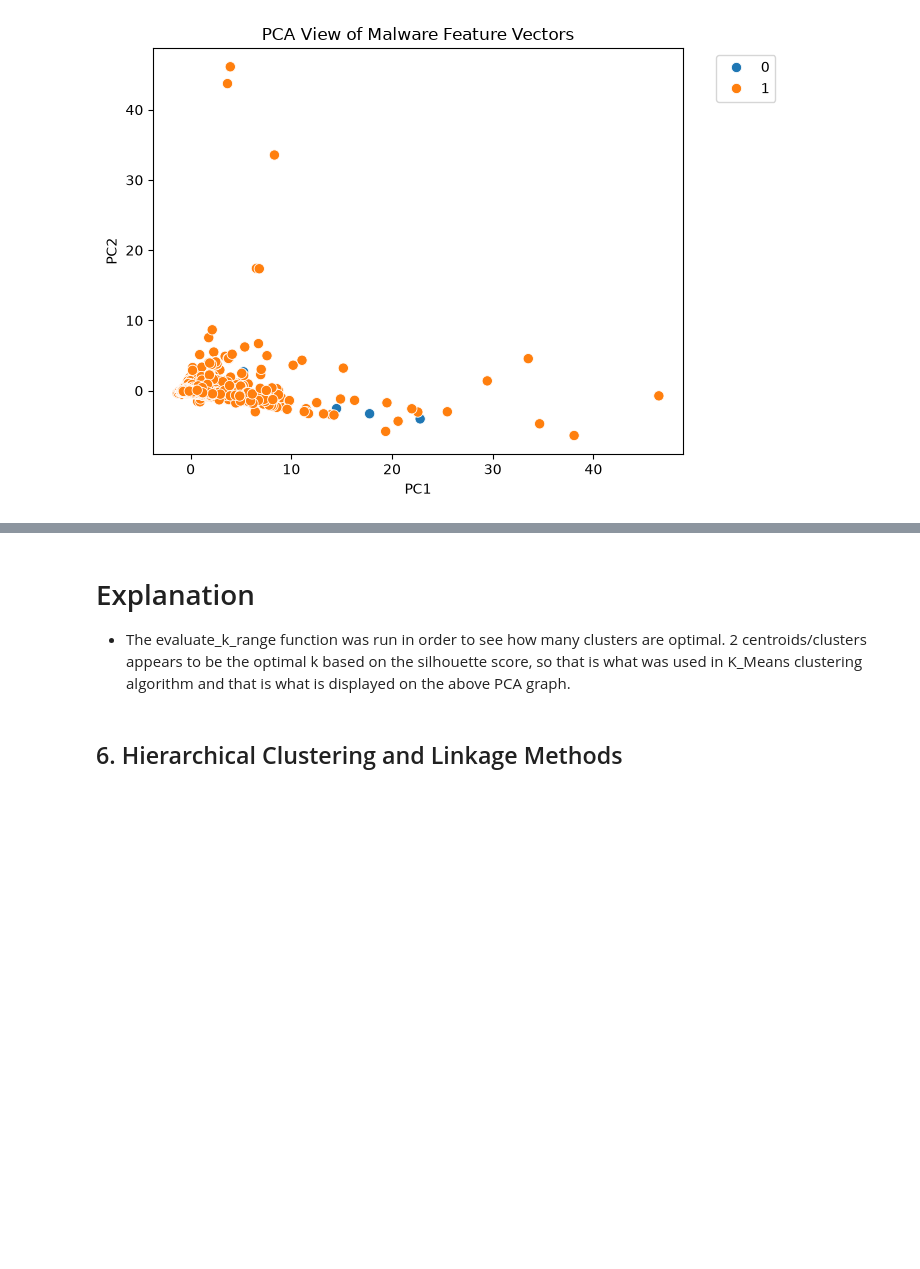
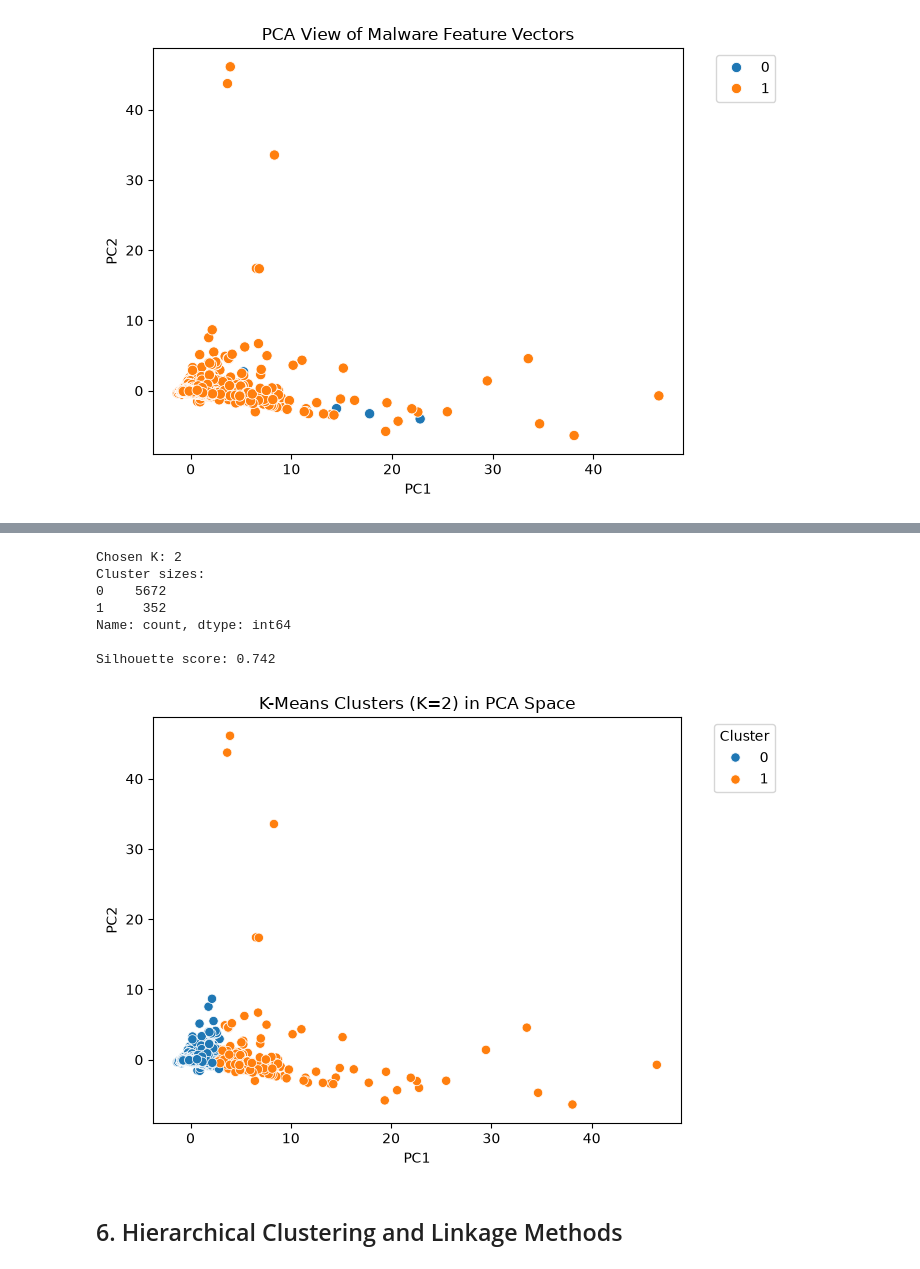
Before and after one commit to blbaum/aiForSecurity, a Jupyter notebook: module4/Assignment3-Baum.ipynb, the cells around one changed output, grey strips where cells are left out. Drawn from its saved outputs; the diff is of its cells as text; code cells hidden in the pictures; blank space fills up the shorter version.

```diff
--- a/module4/Assignment3-Baum.ipynb
+++ b/module4/Assignment3-Baum.ipynb
@@ -461,45 +506,39 @@ plt.show()
 # %%
-def plot_clusters_pca(X_scaled, cluster_labels, title):
-    pca = PCA(n_components=2, random_state=RANDOM_STATE)
-    X_pca = pca.fit_transform(X_scaled)
-
-    plt.figure(figsize=(8, 6))
-    scatter = plt.scatter(X_pca[:, 0], X_pca[:, 1], c=cluster_labels, alpha=0.75)
-    plt.xlabel("PCA component 1")
-    plt.ylabel("PCA component 2")
-    plt.title(title)
-    plt.grid(True, alpha=0.3)
-    plt.colorbar(scatter, label="K-Means cluster")
-    plt.show()
-
-    print("Explained variance ratio:", np.round(pca.explained_variance_ratio_, 3))
-
-# auto picks the k with the best silhouette value
-CHOSEN_K = int(k_eval.sort_values("silhouette", ascending=False).iloc[0]["K"])
+CHOSEN_K = 2
 print("Chosen K:", CHOSEN_K)
 
 final_kmeans = KMeans(
     n_clusters=CHOSEN_K,
     max_iter=300,
     n_init=20,
     random_state=RANDOM_STATE
 )
-cluster_labels = final_kmeans.fit_predict(df_scaled)
-df["kmeans_cluster"] = cluster_labels
+cluster_labels = final_kmeans.fit_predict(X_scaled)
 
-print("Cluster counts:")
+# cluster sizes
+print("Cluster sizes:")
 print(pd.Series(cluster_labels).value_counts().sort_index())
-print("\nInertia:", round(final_kmeans.inertia_, 3))
-print("Silhouette score:", round(silhouette_score(df_scaled, cluster_labels), 3))
+print("\nSilhouette score:", round(silhouette_score(X_scaled, cluster_labels), 3))
 
-if label_col:
-    print("\nKnown Class vs K-Means cluster:")
-    display(pd.crosstab(df[label_col], df["kmeans_cluster"], rownames=["Class"], colnames=["Cluster"]))
+# reuse the existing PCA coords (same X_scaled rows, so aligned)
+plot_df = pca_df.copy()
+plot_df["kmeans_cluster"] = cluster_labels.astype(str)
 
-plot_clusters_pca(df_scaled, cluster_labels, f"K-Means clusters (K={CHOSEN_K})")
+plt.figure(figsize=(7, 5))
+sns.scatterplot(data=plot_df, x="PC1", y="PC2", hue="kmeans_cluster", s=45)
+plt.title(f"K-Means Clusters (K={CHOSEN_K}) in PCA Space")
+plt.legend(title="Cluster", bbox_to_anchor=(1.05, 1), loc="upper left")
+plt.tight_layout()
+plt.show()
+# %% [output]
+Chosen K: 2
+Cluster sizes:
+0    5672
+1     352
+Name: count, dtype: int64
+
+Silhouette score: 0.742
+[figure, added]
-# %% [markdown]
-# Explanation
-- The evaluate_k_range function was run in order to see how many clusters are optimal. 2 centroids/clusters appears to be the optimal k based on the silhouette score, so that is what was used in K_Means clustering algorithm and that is what is displayed on the above PCA graph.
 # %% [markdown]
 ## 6. Hierarchical Clustering and Linkage Methods
 # %% [markdown]
```
Also changed, not shown: parts of 9 cells of this notebook.
